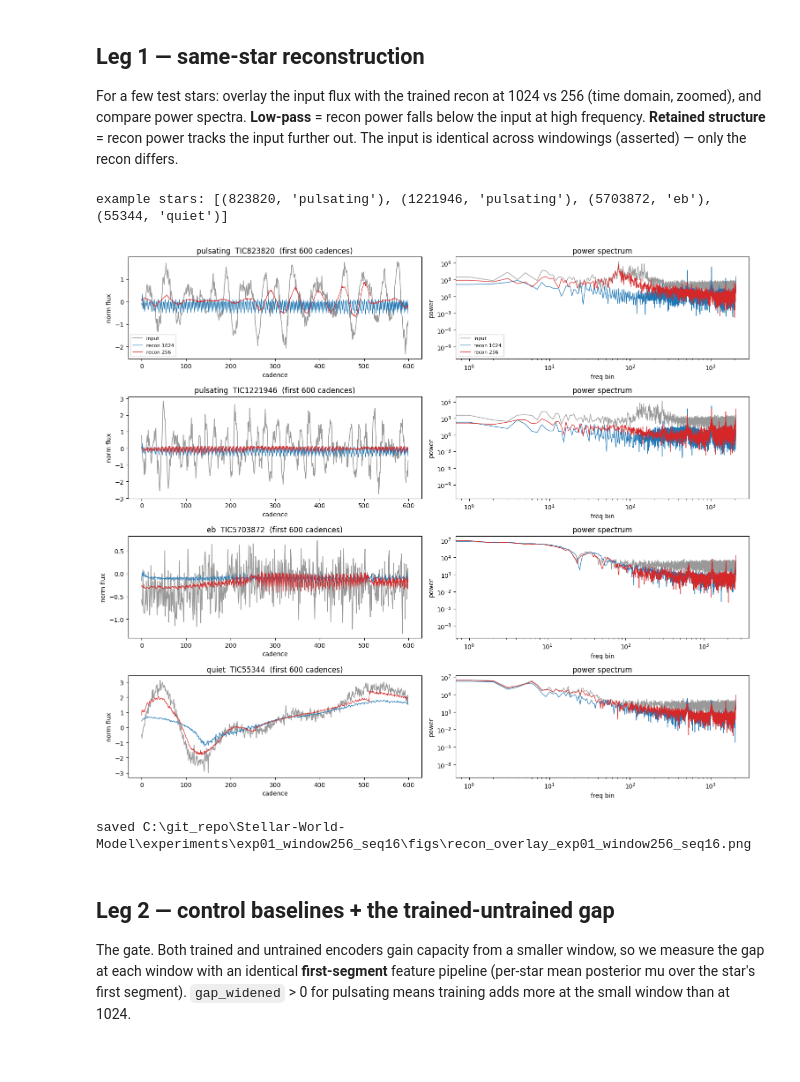
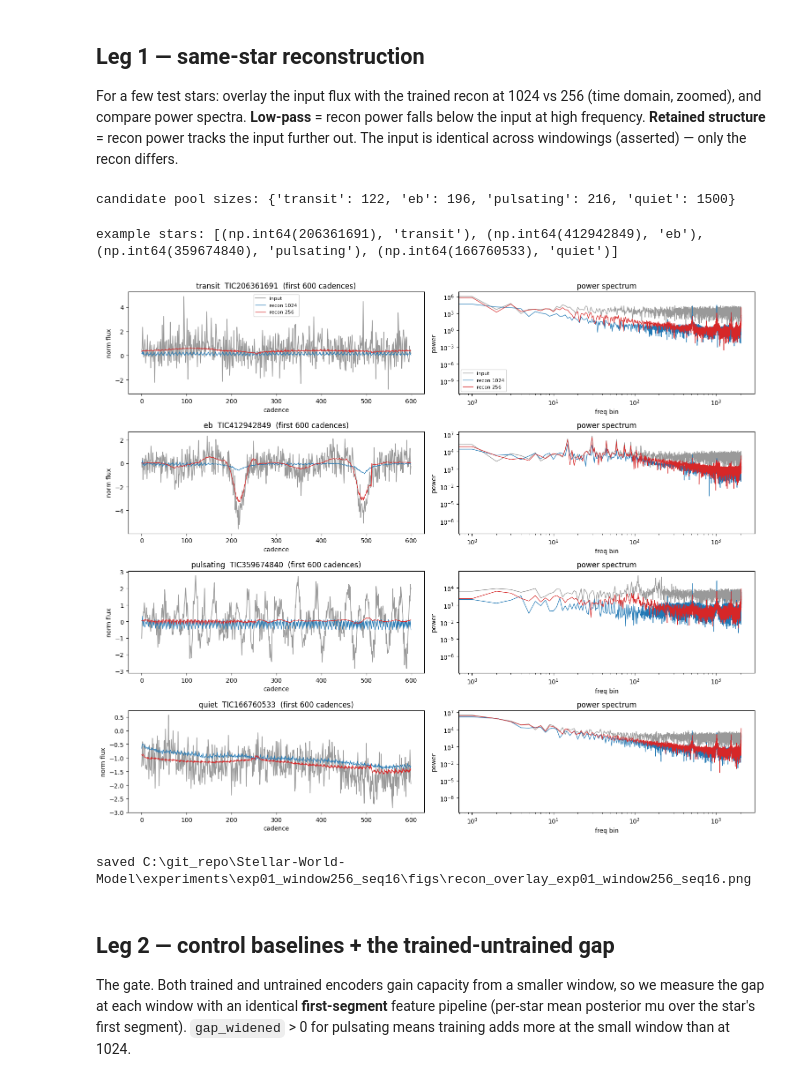
Before and after one commit to BrightonLiu-zZ/Stellar-World-Model, a Jupyter notebook: src/notebooks/ablation_diagnostics.ipynb, the cells around one changed output. Saved outputs shown, nothing was run; the diff lists cells and outputs as text; code cells hidden in the pictures.

```diff
--- a/src/notebooks/ablation_diagnostics.ipynb
+++ b/src/notebooks/ablation_diagnostics.ipynb
@@ -36,0 +12,24 @@ device cuda | EXP exp01_window256_seq16 | figs -> C:\git_repo\Stellar-World-Mode
+# %%
+BASELINE = "exp00_window1024_seq4"   # reference geometry for the same-star comparison
+VARIANT, SEED = "B", 0
+N_EXAMPLES = {"transit": 1, "eb": 1, "pulsating": 1, "quiet": 1}   # example stars for the recon overlay
+
+import sys, warnings
+from pathlib import Path
+import numpy as np, pandas as pd, torch
+import matplotlib.pyplot as plt
+from scipy import stats
+from scipy.signal import find_peaks
+from sklearn.preprocessing import StandardScaler
+from sklearn.linear_model import LogisticRegression
+from sklearn.metrics import average_precision_score
+warnings.filterwarnings("ignore")
+
+root = Path(r"C:\git_repo\Stellar-World-Model")
+sys.path.insert(0, str(root / "src"))
+from swm.models import WorldModel
+device = "cuda" if torch.cuda.is_available() else "cpu"
+TASKS = ["transit", "eb", "pulsating"]
+MU_COLS = [f"mu{j}" for j in range(128)]
+figs_dir = root / "experiments" / EXP_NAME / "figs"; figs_dir.mkdir(parents=True, exist_ok=True)
+print("device", device, "| EXP", EXP_NAME, "| figs ->", figs_dir)
@@ -78,45 +79,51 @@ _, mm_te_e, first_te_e = load_packed(EXP_NAME, "test", W_E)
 _, mm_te_b, first_te_b = load_packed(BASELINE, "test", W_B)
 
 test_lab = subset[subset["split"]=="test"]
-def pick(task, n):
+def pick_pool(task):
+    """All candidate test tics for a task (present in both windowings) -- sampled from at plot time."""
     if task == "quiet":
         s = test_lab[test_lab[["transit","eb","pulsating"]].sum(axis=1)==0]
     else:
         s = test_lab[test_lab[task]==1]
-    tics = [int(t) for t in np.sort(s["tic_id"].to_numpy()) if t in first_te_e.index and t in first_te_b.index]
-    return tics[:n]
-examples = [(t, task) for task, n in N_EXAMPLES.items() for t in pick(task, n)]
-print("example stars:", examples)
+    return [int(t) for t in s["tic_id"].to_numpy() if t in first_te_e.index and t in first_te_b.index]
+example_pools = {task: pick_pool(task) for task in N_EXAMPLES}
+print("candidate pool sizes:", {k: len(v) for k,v in example_pools.items()})
 # %% [output]
-example stars: [(823820, 'pulsating'), (1221946, 'pulsating'), (5703872, 'eb'), (55344, 'quiet')]
+candidate pool sizes: {'transit': 122, 'eb': 196, 'pulsating': 216, 'quiet': 1500}
 # %%
 def psd(x):
     return np.abs(np.fft.rfft(x - x.mean()))**2
+
+rng = np.random.default_rng()  # unseeded -> new random batch each time this cell runs
+examples = [(t, task) for task, n in N_EXAMPLES.items()
+            for t in rng.choice(example_pools[task], size=min(n, len(example_pools[task])), replace=False)]
+print("example stars:", examples)
 
 fig, axes = plt.subplots(len(examples), 2, figsize=(15, 3.2*len(examples)))
 if len(examples) == 1: axes = axes[None, :]
 for i,(tic,task) in enumerate(examples):
     in_b, rec_b = first_seg_input_recon(model_b, first_te_b, mm_te_b, tic)
     in_e, rec_e = first_seg_input_recon(model_e, first_te_e, mm_te_e, tic)
     assert np.allclose(in_b, in_e, atol=1e-4), "same-star input must match across windowings"
     zoom = min(600, len(in_b))
     ax = axes[i,0]
     ax.plot(in_b[:zoom], color="0.6", lw=1.2, label="input")
     ax.plot(rec_b[:zoom], color="tab:blue", lw=0.9, label=f"recon {W_B}")
     ax.plot(rec_e[:zoom], color="tab:red", lw=0.9, label=f"recon {W_E}")
     ax.set_title(f"{task}  TIC{tic}  (first {zoom} cadences)"); ax.set_xlabel("cadence"); ax.set_ylabel("norm flux")
     if i == 0: ax.legend(fontsize=8)
     ax = axes[i,1]
     ax.loglog(psd(in_b), color="0.6", lw=1.0, label="input")
     ax.loglog(psd(rec_b), color="tab:blue", lw=0.9, label=f"recon {W_B}")
     ax.loglog(psd(rec_e), color="tab:red", lw=0.9, label=f"recon {W_E}")
     ax.set_title("power spectrum"); ax.set_xlabel("freq bin"); ax.set_ylabel("power")
     if i == 0: ax.legend(fontsize=8)
 plt.tight_layout(); fig.savefig(figs_dir/f"recon_overlay_{EXP_NAME}.png", dpi=120, bbox_inches="tight"); plt.show()
 print("saved", figs_dir/f"recon_overlay_{EXP_NAME}.png")
 # %% [output]
+example stars: [(np.int64(206361691), 'transit'), (np.int64(412942849), 'eb'), (np.int64(359674840), 'pulsating'), (np.int64(166760533), 'quiet')]
-[figure, old version]
+[figure, new version]
-saved C:\git_repo\Stellar-World-Model\experiments\exp01_window256_seq16\figs\recon_overlay_exp01_window256_seq16.png
+saved C:\git_repo\Stellar-World-Model\experiments\exp01_window256_seq16\figs\recon_overlay_exp01_window256_seq16.png
 # %% [markdown]
 ## Leg 2 — control baselines + the trained-untrained gap
 The gate. Both trained and untrained encoders gain capacity from a smaller window, so we measure the gap at each window with an identical **first-segment** feature pipeline (per-star mean posterior mu over the star's first segment). `gap_widened` > 0 for pulsating means training adds more at the small window than at 1024.
```
Also changed, not shown: parts of 7 cells of this notebook.
